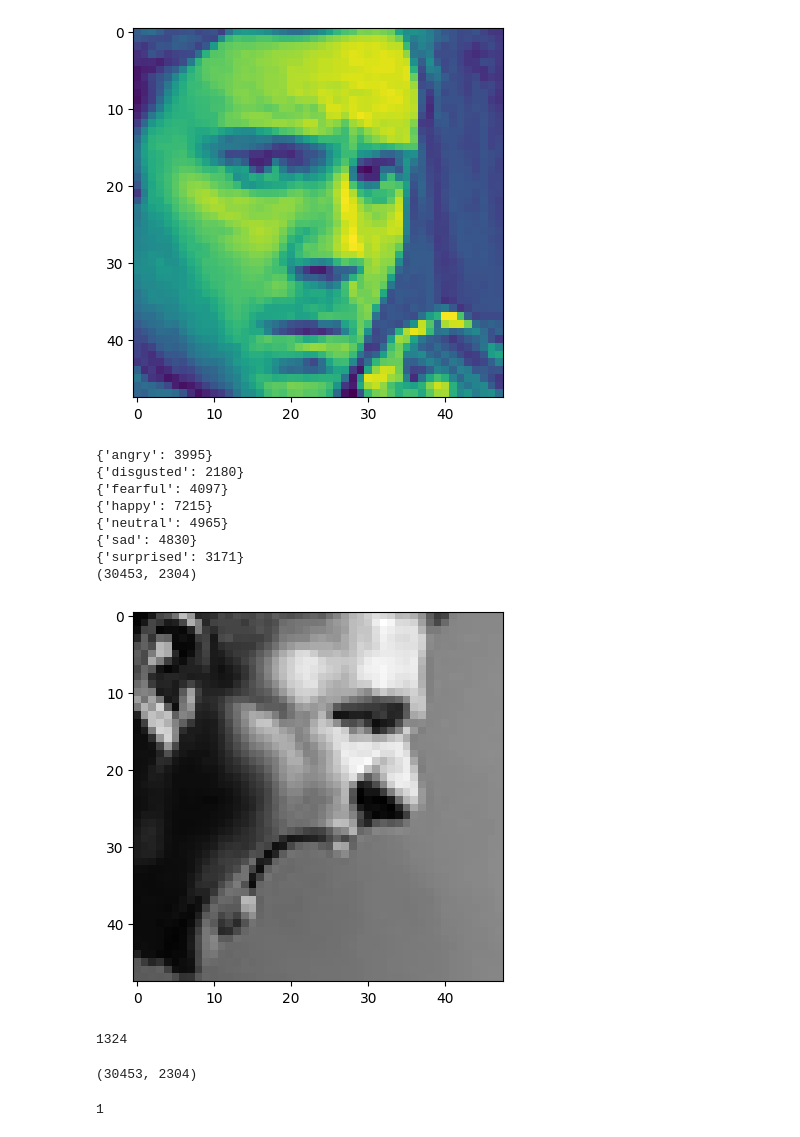
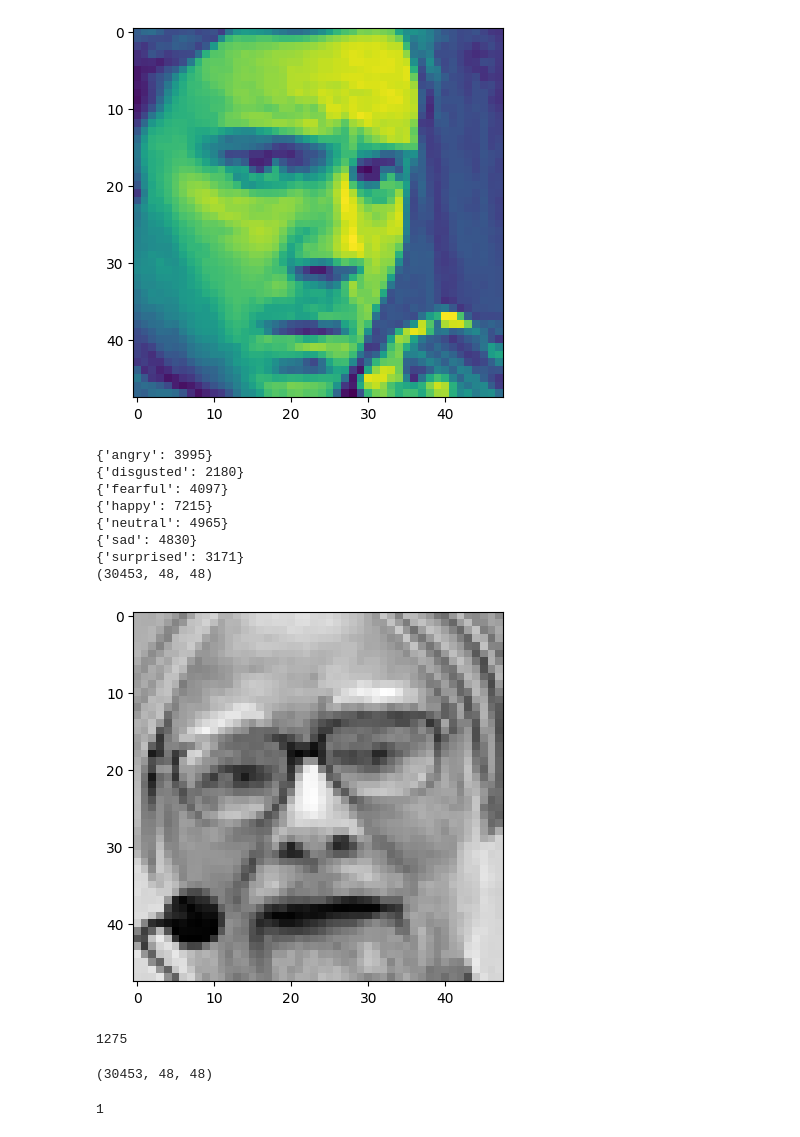
Before and after one commit to 26th-Official/Emotion-Detection, a Jupyter notebook: Emotion.ipynb, the cells around one changed output. Cells and saved outputs as stored; diff of their text form; code cells hidden in the pictures.

```diff
--- a/Emotion.ipynb
+++ b/Emotion.ipynb
@@ -49,8 +51,7 @@ classes
 # %%
 data = np.asarray(Image.open(r"dataset\train\angry\im0.png"))
 # plt.imshow(data)
-data = data.reshape(48*48)
-plt.imshow(data.reshape(48,48))
+plt.imshow(data)
 # %% [output]
 <matplotlib.image.AxesImage at 0x...>
 [figure]
@@ -136,15 +137,15 @@ for i in range(len(classes)):
         if (i==1):
             aug_data = augument(data)
             for k in aug_data:
-                data_norm = cv2.normalize(k.flatten(),None,0,1,cv2.NORM_MINMAX,dtype=cv2.CV_32F)
-                x_train.append(data_norm.flatten())
+                data_norm = cv2.normalize(k,None,0,1,cv2.NORM_MINMAX,dtype=cv2.CV_32F)
+                x_train.append(data_norm)
                 y_train.append(encoded_classes[i])
                 count += 1
 
         elif (i in [0,2]):
             if (inc_count not in rand):
-                data_norm = cv2.normalize(data.flatten(),None,0,1,cv2.NORM_MINMAX,dtype=cv2.CV_32F)
-                x_train.append(data_norm.flatten())
+                data_norm = cv2.normalize(data,None,0,1,cv2.NORM_MINMAX,dtype=cv2.CV_32F)
+                x_train.append(data_norm)
                 y_train.append(encoded_classes[i])
                 count += 1
                 inc_count += 1
@@ -157,15 +158,15 @@ for i in range(len(classes)):
                 aug_data = augmentation(images = [data])
 
                 for k in aug_data:
-                    data_norm = cv2.normalize(k.flatten(),None,0,1,cv2.NORM_MINMAX,dtype=cv2.CV_32F)
-                    x_train.append(data_norm.flatten())
+                    data_norm = cv2.normalize(k,None,0,1,cv2.NORM_MINMAX,dtype=cv2.CV_32F)
+                    x_train.append(data_norm)
                     y_train.append(encoded_classes[i])
                     count += 1
                     inc_count += 1
 
         else:
-            data_norm = cv2.normalize(data.flatten(),None,0,1,cv2.NORM_MINMAX,dtype=cv2.CV_32F)
-            x_train.append(data_norm.flatten())
+            data_norm = cv2.normalize(data,None,0,1,cv2.NORM_MINMAX,dtype=cv2.CV_32F)
+            x_train.append(data_norm)
             y_train.append(encoded_classes[i])
             count += 1
 
@@ -186,22 +187,22 @@ print(x_train.shape)
 {'neutral': 4965}
 {'sad': 4830}
 {'surprised': 3171}
-(30453, 2304)
+(30453, 48, 48)
 # %%
 def image_show(img):
-    data = img.reshape(48,48)
+    data = img
     plt.imshow(cv2.cvtColor(data,cv2.COLOR_BGR2RGB))
     plt.show()
 # %%
-image_show(x_train[10])
+image_show(x_train[1])
 print(x_train[0].argmax())
 # %% [output]
-[figure, old version]
+[figure, new version]
-1324
+1275
 # %%
 x_train.shape
 # %% [output]
-(30453, 2304)
+(30453, 48, 48)
 # %%
 print(y_train[4000])
 image_show(x_train[4000])
```
Also changed, not shown: parts of 13 cells of this notebook.
